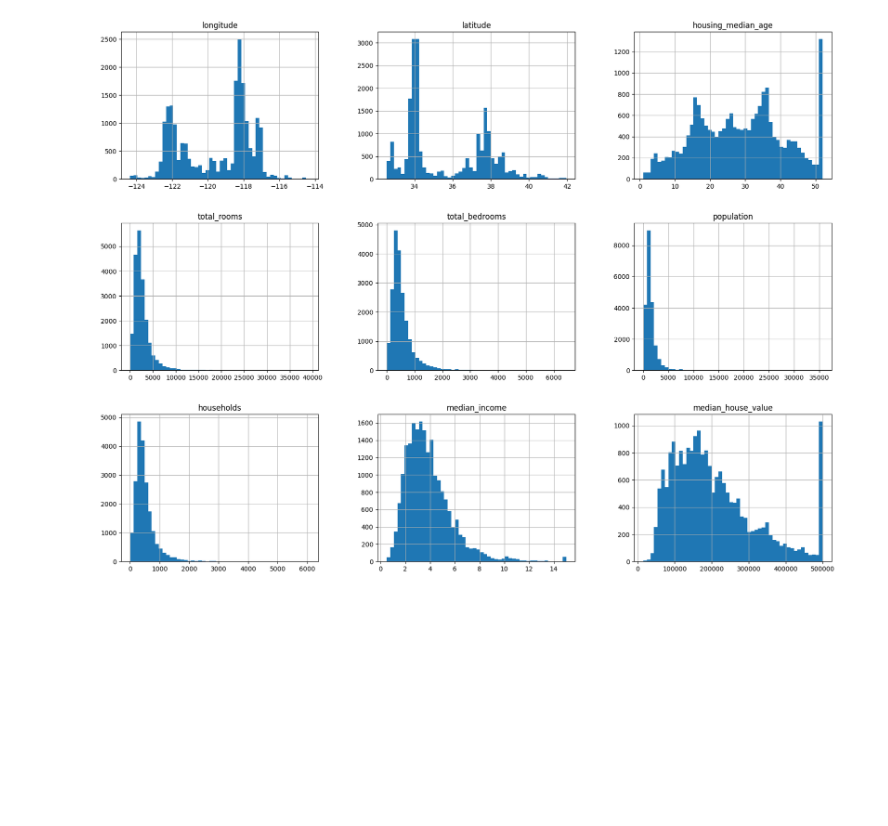
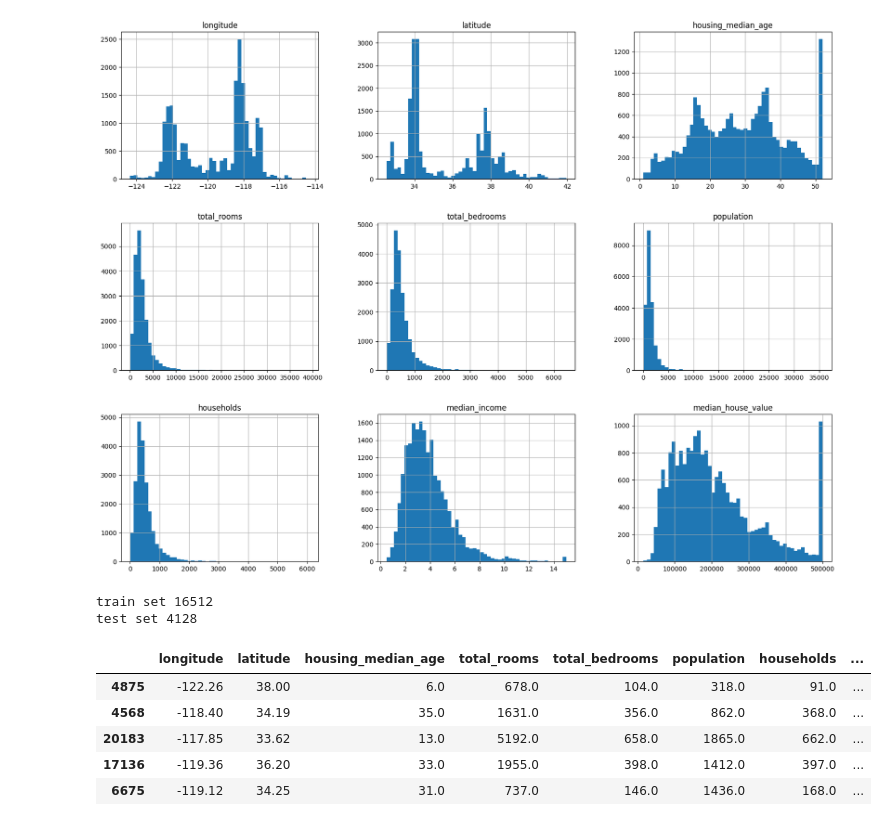
Before and after one commit to mmercan/handson-ml3, a Jupyter notebook: 02_new_project.ipynb, the cells around one changed output. Cells and saved outputs as stored; diff of their text form; code cells hidden in the pictures; blank space fills up the shorter version.

```diff
--- a/02_new_project.ipynb
+++ b/02_new_project.ipynb
@@ -77,3 +77,30 @@ housing.hist(bins=50, figsize=(20,15))
 plt.show()
 # %% [output]
 [figure]
+# %%
+# most basic spit to test and train set this has issues when next time you create test and train set as there won't be an inentier for the rows and train set will be seeing test set
+
+import numpy as np
+
+def shuffle_and_split_data(data, test_ratio):
+    shuffled_indices = np.random.permutation(len(data))
+    test_set_size = int(len(data) * test_ratio)
+    test_indices = shuffled_indices[:test_set_size]
+    train_indices = shuffled_indices[test_set_size:]
+    return data.iloc[train_indices], data.iloc[test_indices]
+
+train_set, test_set = shuffle_and_split_data(housing, 0.2)
+
+print("train set", len(train_set))
+print("test set", len(test_set))
+
+test_set.head()
+# %% [output]
+train set 16512
+test set 4128
+|  | longitude | latitude | housing_median_age | total_rooms | total_bedrooms | population | households | ... |
+| 4875 | -122.26 | 38.00 | 6.0 | 678.0 | 104.0 | 318.0 | 91.0 | ... |
+| 4568 | -118.40 | 34.19 | 35.0 | 1631.0 | 356.0 | 862.0 | 368.0 | ... |
+| 20183 | -117.85 | 33.62 | 13.0 | 5192.0 | 658.0 | 1865.0 | 662.0 | ... |
+| 17136 | -119.36 | 36.20 | 33.0 | 1955.0 | 398.0 | 1412.0 | 397.0 | ... |
+| 6675 | -119.12 | 34.25 | 31.0 | 737.0 | 146.0 | 1436.0 | 168.0 | ... |
```
